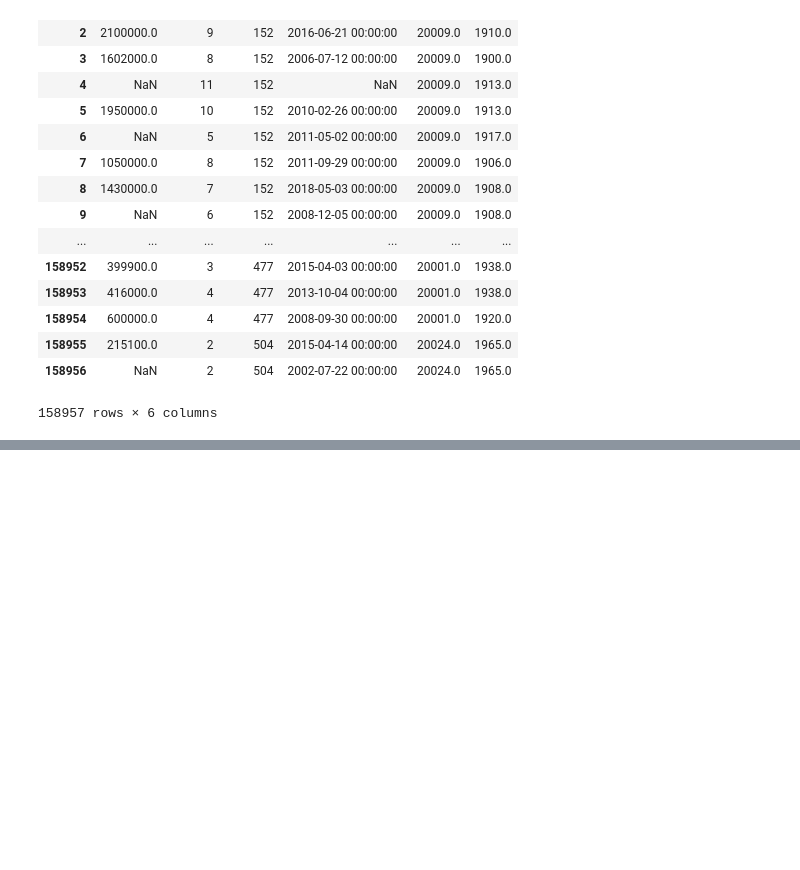
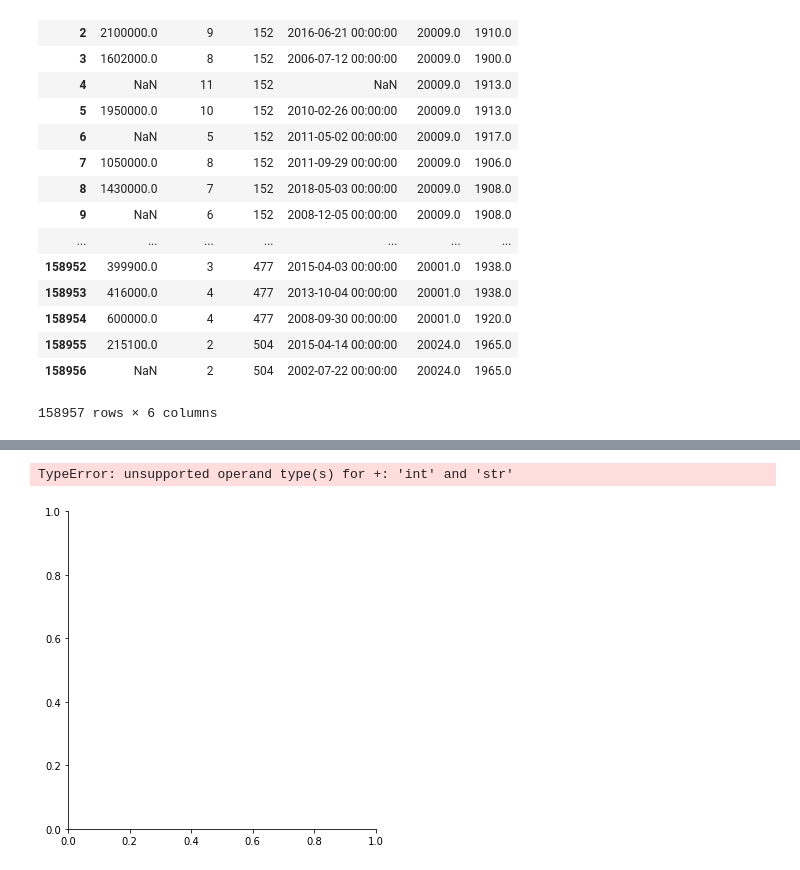
Before and after one commit to MehmetGithub/Dec2018DataBootcamp, a Jupyter notebook: Project2MD.ipynb, the cells around one changed output, grey strips where cells are left out. Drawn from its saved outputs; the diff is of its cells as text; code cells hidden in the pictures; blank space fills up the shorter version.

```diff
--- a/Project2MD.ipynb
+++ b/Project2MD.ipynb
@@ -49,0 +143,6 @@ df2
+# %%
+#make a scatterplot with new data
+sns.lmplot(x='PRICE', y='SQUARE', data=df2)
+# %% [output]
+TypeError: unsupported operand type(s) for +: 'int' and 'str'
+[figure, added]
```
Also changed, not shown: parts of 9 cells of this notebook, 1 other file.
